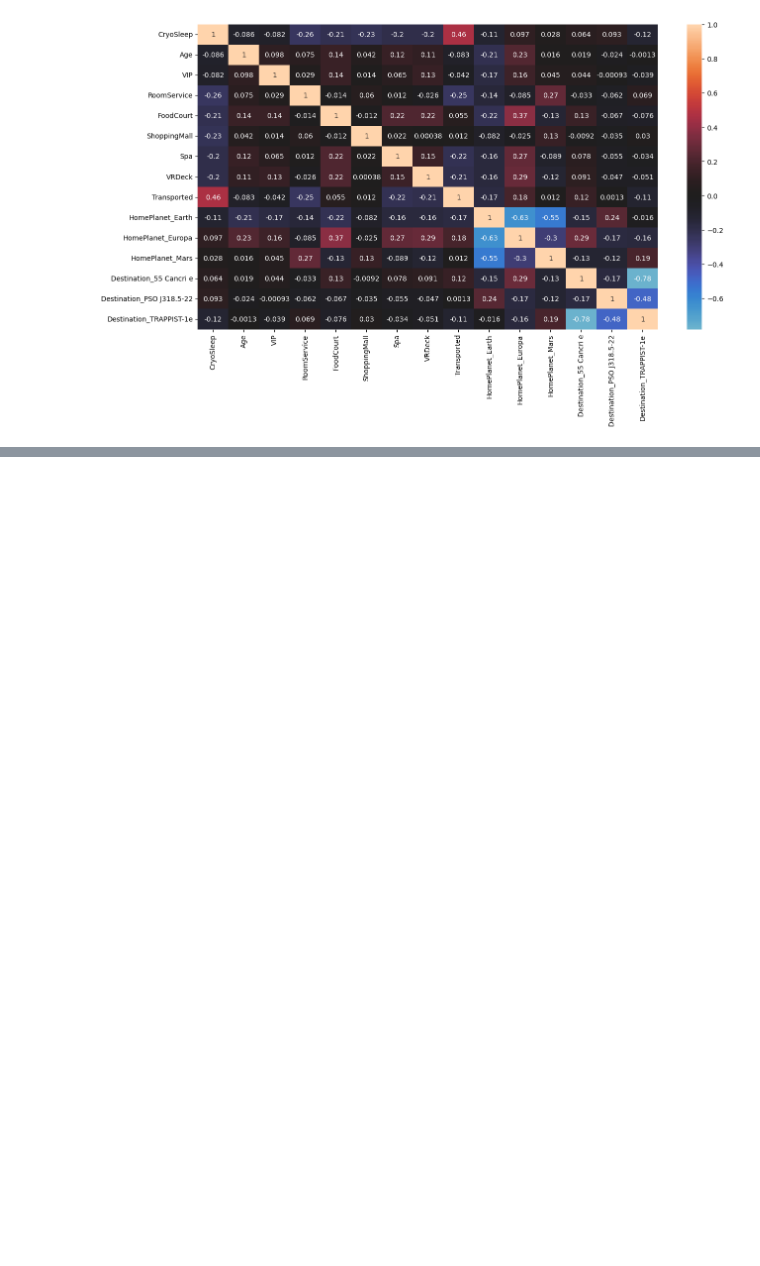
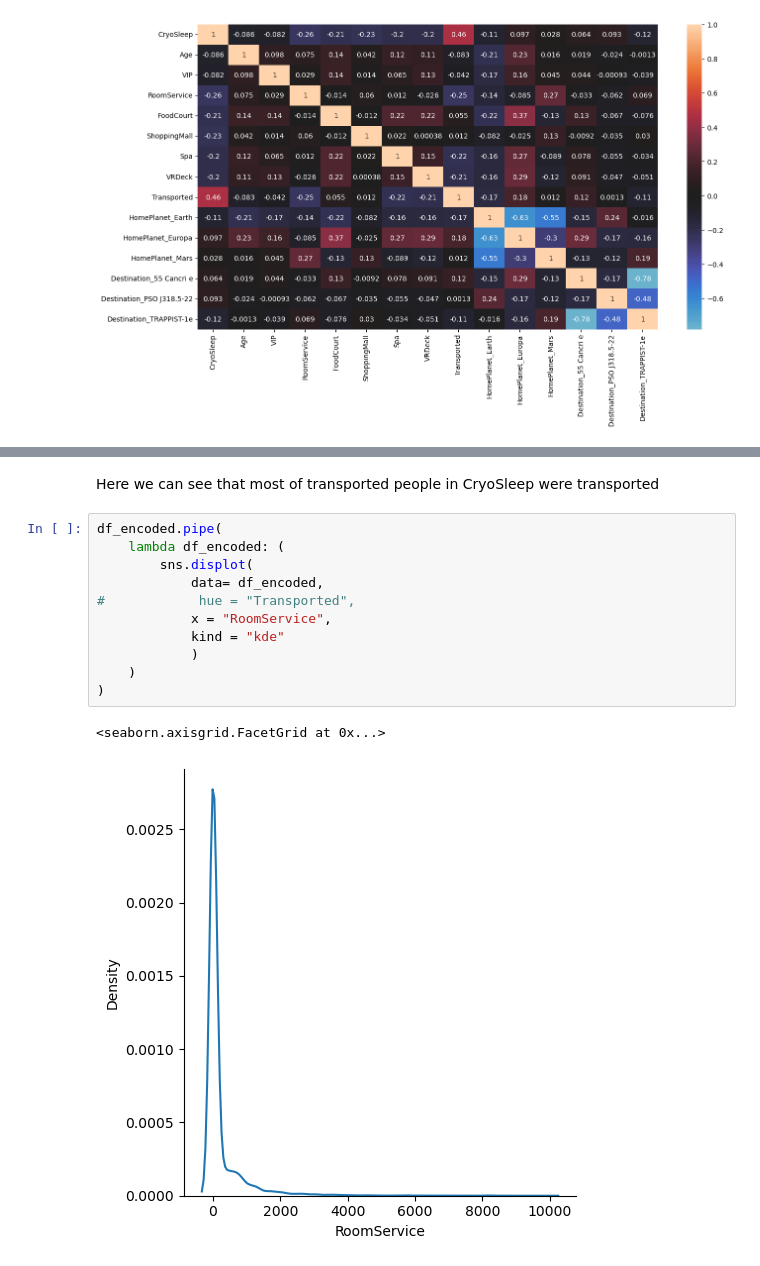
Before and after one commit to Alejolamilla/Spaceship-Titanic, a Jupyter notebook: spaceship_titanic.ipynb, the cells around one changed output, grey strips where cells are left out. Drawn from its saved outputs; the diff is of its cells as text; blank space fills up the shorter version.

Commit message:
solved the last problem and some outliers were found

```diff
--- a/spaceship_titanic.ipynb
+++ b/spaceship_titanic.ipynb
@@ -176,0 +186,16 @@ ValueError: The following variable cannot be assigned with wide-form data: `hue`
+# %% [markdown]
+Here we can see that most of transported people in CryoSleep were transported
+# %%
+df_encoded.pipe(
+    lambda df_encoded: (
+        sns.displot(
+            data= df_encoded,
+#            hue = "Transported",
+            x = "RoomService",
+            kind = "kde"
+            )
+    )
+)
+# %% [output]
+<seaborn.axisgrid.FacetGrid at 0x...>
+[figure, added]
```
Also changed, not shown: parts of 3 cells of this notebook.
